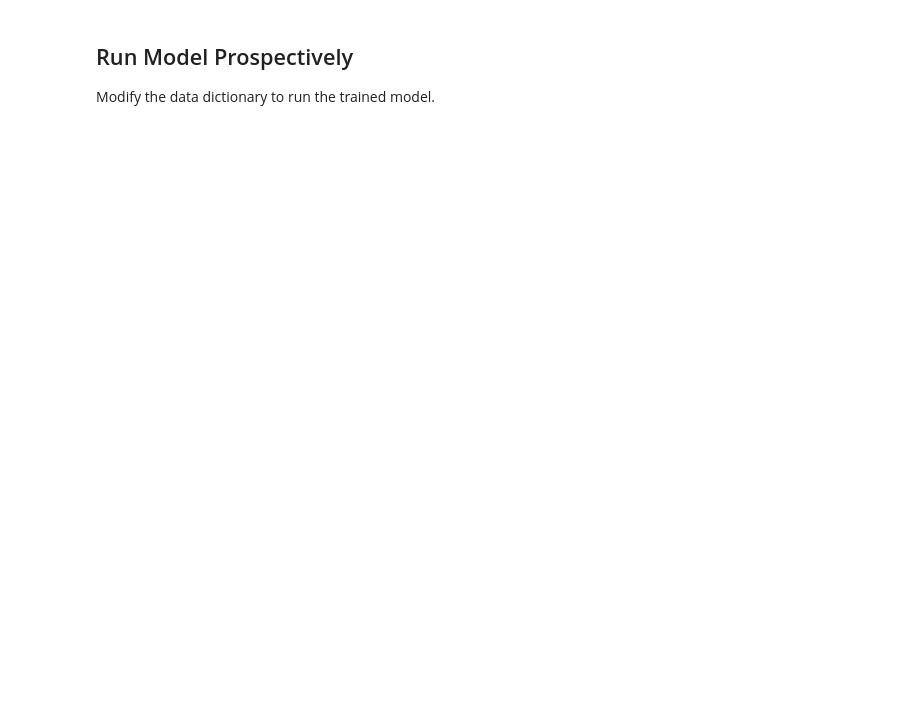
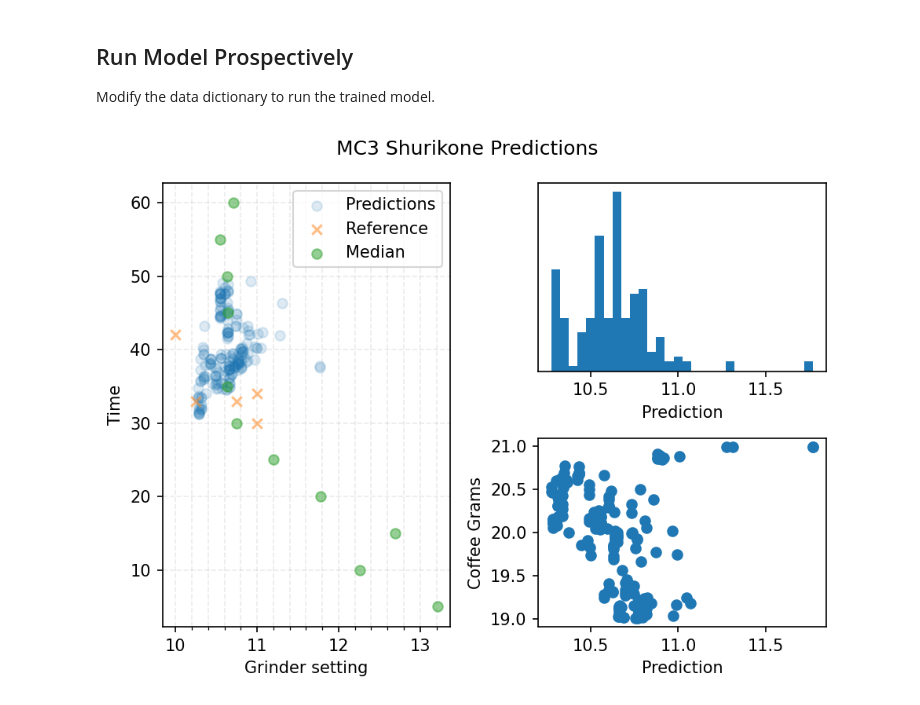
Before and after one commit to badisa/optpresso, a Jupyter notebook: notebooks/alternative_models.ipynb, the cells around one changed output. Cells and saved outputs as stored; diff of their text form; code cells hidden in the pictures; blank space fills up the shorter version.

```diff
--- a/notebooks/alternative_models.ipynb
+++ b/notebooks/alternative_models.ipynb
@@ -343,17 +343,22 @@ for label in ["grindersetting", "time"]:
 
 Modify the data dictionary to run the trained model.
 # %%
+build_new_model = False
 data = {
-    "coffee": "Woodcat - Colombia Huila Caturra Chiroso Washed",
-    "coffeegrams": 19.0,
-    "roastdate": "07/11/23",
-    "time": 50,
-    "output": 36.0,
+    "coffee": "Woodcat - Peru Cajamarca Kovachii Washed",
+    "coffeegrams": 20.0,
+    "roastdate": "04/05/24",
+    "time": 40,
+    "output": 46.0,
     "machine": "Decent DE1PRO",
     "machineprofile": "Londonium",
     "grinder": None,  # Leave None to predict for all grinders,
-    "basket": "Weber Unibasket",
+    "basket": "Sworks Billet High Flow",
     "filter": "",
+    "agtron": 66.8,
+    "grindum": None,
+    "grindstdum": None,
+    "densitygml": 0.418,
 }
 
 
@@ -361,7 +366,7 @@ data["date"] = date.today().strftime("%m/%d/%Y")
 data["grindersetting"] = 0.5  # Meaningless value
 
 data_df = pd.DataFrame.from_dict([data])
-data_df = prepare_dataframe(data_df)
+data_df = prepare_dataframe(data_df, valid_words)
 
 for field in ["roaster", "coffee", "machine", "machineprofile", "basket"]:
     check_value_exists(field, data_df, df)
@@ -371,11 +376,10 @@ profile_df = training[
     & (training.machineprofile == data_df.machineprofile.values[0])
 ]
 
+
 weight_values = np.array(df.coffeegrams.unique())
-# If greater than 2% difference in weight, ignore
-valid_weights_idxs = np.argwhere(
-    percent_diff(data["coffeegrams"], weight_values) < 0.02
-).reshape(-1)
+# If greater than 5% difference in weight, ignore
+valid_weights_idxs = np.argwhere(percent_diff(data["coffeegrams"], weight_values) < 0.05).reshape(-1)
 weight_values = weight_values[valid_weights_idxs]
 
 max_profile_time = max(min(60, profile_df.time.max()), data["time"])
@@ -403,14 +407,25 @@ for val in weight_values:
     test_df = pd.concat([test_df, weight_df])
 
 # Recompute brewratio
-test_df["brewratio"] = test_df.output / test_df.coffeegrams
+test_df["brewratio"] = (
+    test_df.output / test_df.coffeegrams
+)
 
-for grinder in sorted(df.grinder.unique()):
+def grinder_last_used(grinder_name):
+    return df[df.grinder == grinder_name].date.max()
+
+model_prefix = ""
+if build_new_model:
+    model_prefix = "custom-"
+
+for grinder in sorted(df.grinder.unique(), reverse=True, key=grinder_last_used):
     if data["grinder"] is not None and data["grinder"].lower() != grinder.lower():
         continue
     test_grinder_df = test_df.copy()
     test_grinder_df = test_grinder_df.assign(grinder=[grinder] * len(test_grinder_df))
-    grinder_df = df[df.grinder == grinder]
+    grinder_df = df[
+        df.grinder == grinder
+    ]
     if len(grinder_df) == 0:
         print("No values for grinder", grinder)
         continue
@@ -430,29 +445,39 @@ for grinder in sorted(df.grinder.unique()):
     if prediction_time not in sample_times:
         sample_times.append(prediction_time)
 
+    if build_new_model:
+        grinder_training = training[
+            (training.grinder == grinder) &
+            (training.machine == data_df["machine"][0]) &
+            (training.machineprofile == data_df["machineprofile"][0])]
+        for label in ["grindersetting", "time"]:
+            if len(grinder_training) == 0:
+                print(f"No training data for grinder {grinder}, using global models")
+                models_by_label[f"custom-{label}"] = models_by_label[label]
+                continue
+            x, y = prepare_df_for_modeling(
+                grinder_training, label, drop_cols=dropped, encoders=inference_encoders
+            )
+            regr = construct_regressor(estimators)
+            regr.fit(x, y)
+            models_by_label[f"custom-{label}"] = regr
+            print(f"Trained model {label} with {len(y)} data points")
+
     for time in sample_times:
         test_grinder_df["time"] = [time] * len(test_grinder_df)
 
-        x_set, _ = prepare_df_for_modeling(
-            test_grinder_df,
-            "grindersetting",
-            drop_cols=dropped,
-            encoders=inference_encoders,
-        )
-        grams_idx = np.argwhere(
-            x_set[-1] == test_grinder_df.coffeegrams.values[-1]
-        ).reshape(-1)
-        grinder_pred_fit = models_by_label["grindersetting"].predict(x_set)
+        x_set, _ = prepare_df_for_modeling(test_grinder_df, "grindersetting", drop_cols=dropped, encoders=inference_encoders)
+        grams_idx = np.argwhere(x_set[-1] == test_grinder_df.coffeegrams.values[-1]).reshape(-1)
+        grinder_pred_fit = models_by_label[model_prefix + "grindersetting"].predict(x_set)
+
 
         if time == prediction_time:
             grams_x = x_set[:, grams_idx].reshape(-1)
             plot1.hist(grinder_pred_fit, bins=30, label="Predictions", density=True)
             plot2.scatter(grinder_pred_fit, grams_x, label="Predictions (grinder)")
             test_grinder_df["grindersetting"] = grinder_pred_fit.tolist()
-            time_x_set, _ = prepare_df_for_modeling(
-                test_grinder_df, "time", drop_cols=dropped, encoders=inference_encoders
-            )
-            time_pred_fit = models_by_label["time"].predict(time_x_set)
+            time_x_set, _ = prepare_df_for_modeling(test_grinder_df, "time", drop_cols=dropped, encoders=inference_encoders)
+            time_pred_fit = models_by_label[model_prefix + "time"].predict(time_x_set)
             if len(grinder_pred_fit):
                 plot3.scatter(
                     grinder_pred_fit,
@@ -467,7 +492,6 @@ for grinder in sorted(df.grinder.unique()):
             mean.append(mean_pred)
             med.append(med_pred)
             times.append(time)
-
     def coffeegrams_filter(grams: float):
         return percent_diff(data["coffeegrams"], grams) <= 0.1
 
@@ -478,36 +502,35 @@ for grinder in sorted(df.grinder.unique()):
     output_mask = grinder_df.output.apply(output_filter)
     ref_df = grinder_df[mask & output_mask]
 
     reference_vals = ref_df[
         (ref_df.coffee == test_df.coffee.values[0])
         & (ref_df.roaster == test_df.roaster.values[0])
         & (ref_df.roastdate == test_df.roastdate.values[0])
         & (ref_df.machine.str.lower() == test_df.machine.str.lower().values[0])
         & (ref_df.grinder == grinder)
-        & (
-            ref_df.machineprofile.str.lower()
-            == test_df.machineprofile.str.lower().values[0]
-        )
+        & (ref_df.machineprofile.str.lower() == test_df.machineprofile.str.lower().values[0])
         & (ref_df.basket.str.lower() == test_df.basket.str.lower().values[0])
         & (ref_df["filter"].str.lower() == test_df["filter"].str.lower().values[0])
     ]
     if len(reference_vals):
         plot3.scatter(
             reference_vals.grindersetting,
             reference_vals.time,
             label="Reference",
             marker="x",
             alpha=0.5,
         )
 
     plot3.scatter(med, times, label="Median", alpha=0.5)
-    plot3.scatter(mean, times, label="Mean", alpha=0.5)
+    # plot3.scatter(mean, times, label="Mean", alpha=0.5)
 
     plot3.set_ylabel("Time")
     plot3.set_xlabel("Grinder setting")
     plot3.get_xaxis().set_minor_locator(AutoMinorLocator())
     plot3.legend()
     plot3.set_axisbelow(True)
-    plot3.grid(linestyle="--", which="both", alpha=0.25)
+    plot3.grid(linestyle="--", which="both", alpha=.25)
     fig.tight_layout()
     plt.show()
+# %% [output]
+[figure, added]
```
Also changed, not shown: parts of 10 cells of this notebook.
